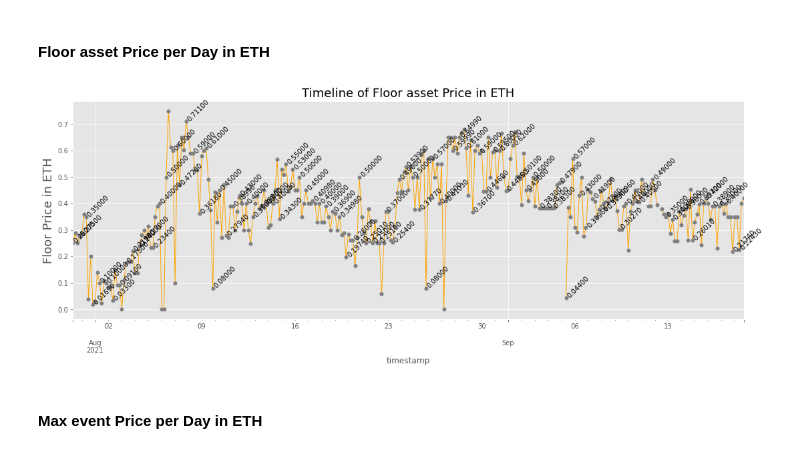
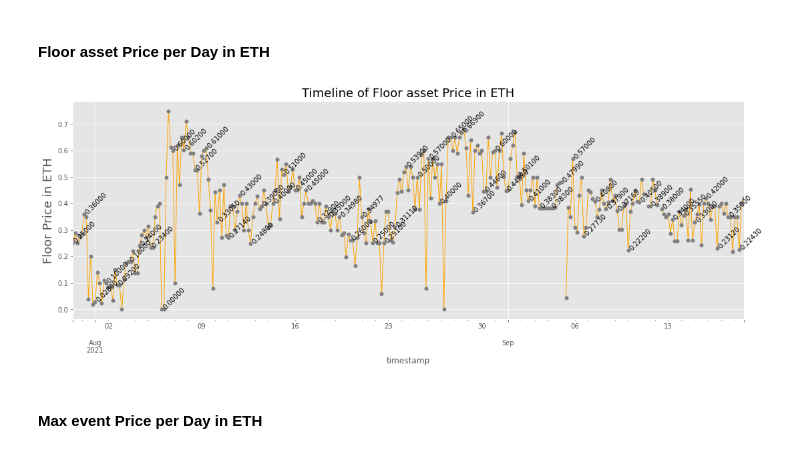
Before and after one commit to Alx-AI/OpenSea_API_DataScience, a Jupyter notebook: data-mining-OpenSea.ipynb, the cells around one changed output. Drawn from its saved outputs; the diff is of its cells as text; code cells hidden in the pictures.

```diff
--- a/data-mining-OpenSea.ipynb
+++ b/data-mining-OpenSea.ipynb
@@ -741,19 +815,19 @@ values = list(data.values)
 # %%
 data = events_sales_df[['timestamp', 'total_price']].resample('240min', on='timestamp').min()['total_price']
 ax = data.plot(figsize=(18,6), color="orange", linewidth=1, marker='o', markerfacecolor='grey', markeredgewidth=0)
 
 ax.set_alpha(0.8)
 ax.set_title("Timeline of Floor asset Price in ETH", fontsize=18)
 ax.set_ylabel("Floor Price in ETH", fontsize=18);
 
 dates = list(data.index)
 values = list(data.values)
 
 for idx, (d, v) in enumerate(zip(dates, values)):
-    if idx%3 == 0:
+    if idx%5 == 0:
         ax.annotate(s="{:.5f}".format(v), xy=(d, v), rotation=45)
 # %% [output]
-[figure, old version]
+[figure, new version]
 # %% [markdown]
 #### Max event Price per Day in ETH
 # %%
```
Also changed, not shown: parts of 28 cells of this notebook, 2 other files.
